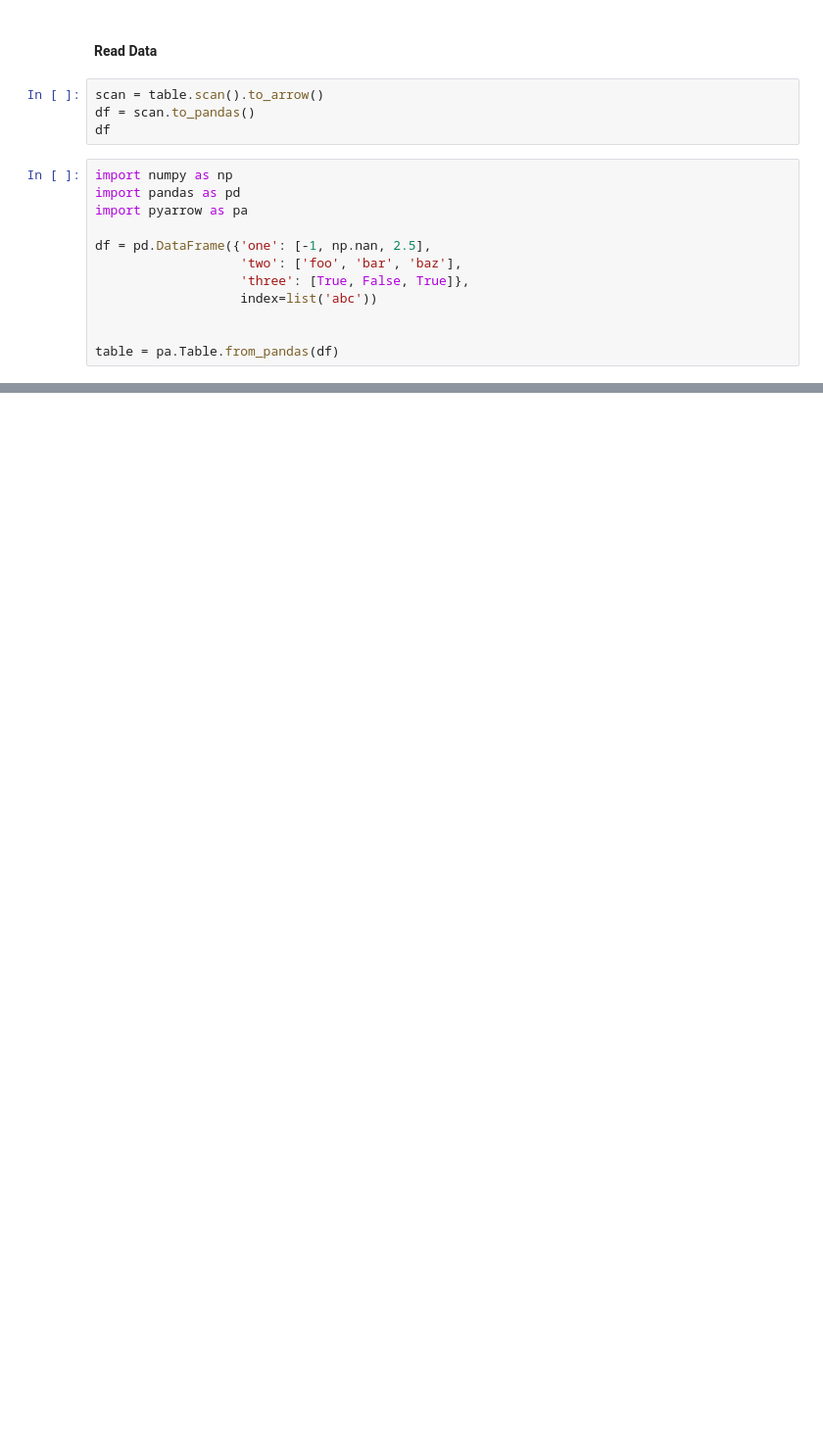
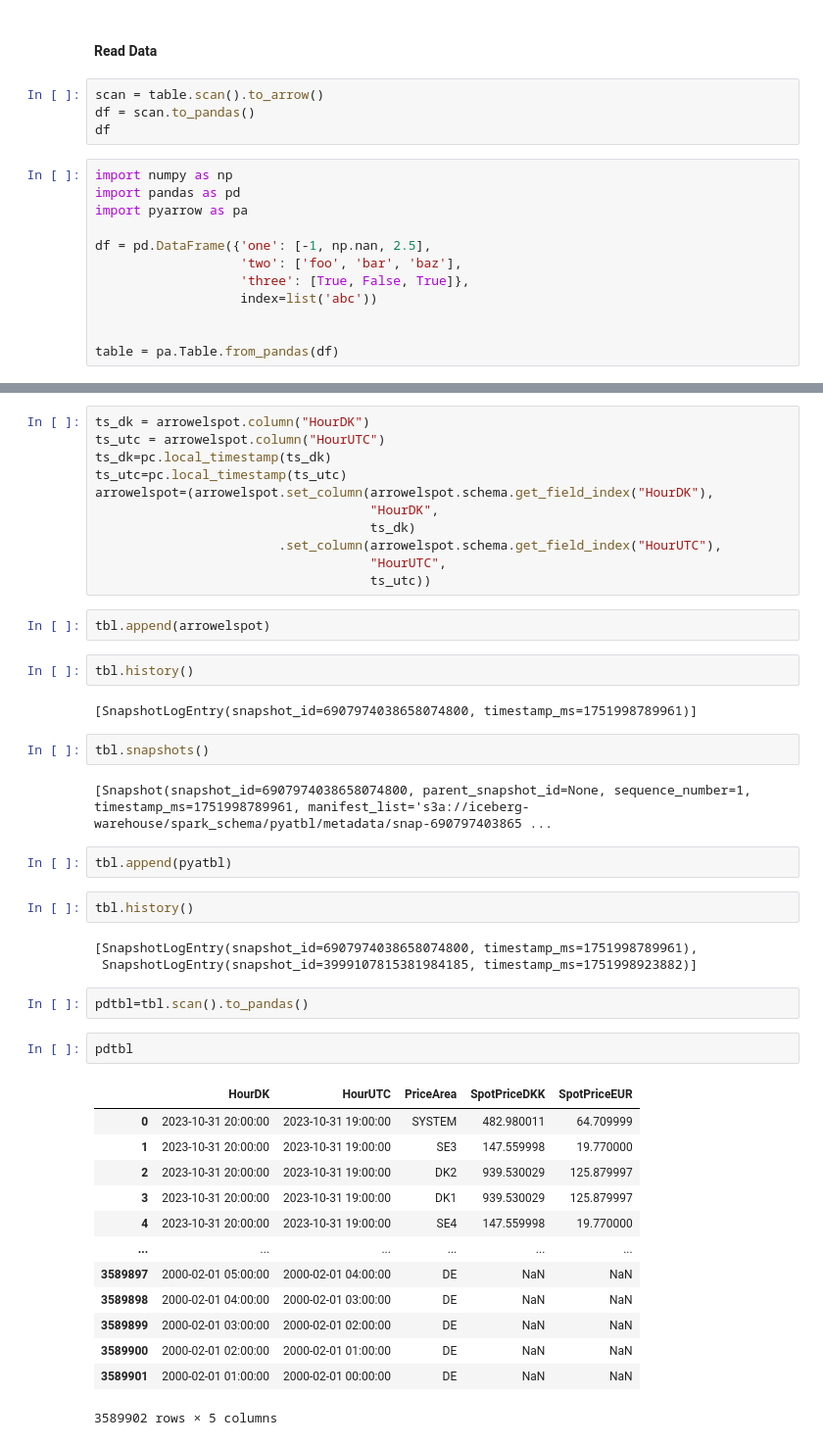
Before and after one commit to matejkratochvil/datalakehouse-iceberg-jdbc, a Jupyter notebook: notebooks/03-pyiceberg.ipynb, the cells around one changed output, grey strips where cells are left out. Shown: that part at 98% size. Cells and saved outputs as stored; diff of their text form; blank space fills up the shorter version.

```diff
--- a/notebooks/03-pyiceberg.ipynb
+++ b/notebooks/03-pyiceberg.ipynb
@@ -375,0 +693,46 @@ NoSuchNamespaceError: Empty namespace identifier
+# %%
+ts_dk = arrowelspot.column("HourDK")
+ts_utc = arrowelspot.column("HourUTC")
+ts_dk=pc.local_timestamp(ts_dk)
+ts_utc=pc.local_timestamp(ts_utc)
+arrowelspot=(arrowelspot.set_column(arrowelspot.schema.get_field_index("HourDK"),
+                                    "HourDK",
+                                    ts_dk)
+                        .set_column(arrowelspot.schema.get_field_index("HourUTC"),
+                                    "HourUTC",
+                                    ts_utc))
+# %%
+tbl.append(arrowelspot)
+# %%
+tbl.history()
+# %% [output]
+[SnapshotLogEntry(snapshot_id=6907974038658074800, timestamp_ms=1751998789961)]
+# %%
+tbl.snapshots()
+# %% [output]
+[Snapshot(snapshot_id=6907974038658074800, parent_snapshot_id=None, sequence_number=1, timestamp_ms=1751998789961, manifest_list='s3a://iceberg-warehouse/spark_schema/pyatbl/metadata/snap-690797403865 ...
+# %%
+tbl.append(pyatbl)
+# %%
+tbl.history()
+# %% [output]
+[SnapshotLogEntry(snapshot_id=6907974038658074800, timestamp_ms=1751998789961),
+ SnapshotLogEntry(snapshot_id=3999107815381984185, timestamp_ms=1751998923882)]
+# %%
+pdtbl=tbl.scan().to_pandas()
+# %%
+pdtbl
+# %% [output]
+|  | HourDK | HourUTC | PriceArea | SpotPriceDKK | SpotPriceEUR |
+| 0 | 2023-10-31 20:00:00 | 2023-10-31 19:00:00 | SYSTEM | 482.980011 | 64.709999 |
+| 1 | 2023-10-31 20:00:00 | 2023-10-31 19:00:00 | SE3 | 147.559998 | 19.770000 |
+| 2 | 2023-10-31 20:00:00 | 2023-10-31 19:00:00 | DK2 | 939.530029 | 125.879997 |
+| 3 | 2023-10-31 20:00:00 | 2023-10-31 19:00:00 | DK1 | 939.530029 | 125.879997 |
+| 4 | 2023-10-31 20:00:00 | 2023-10-31 19:00:00 | SE4 | 147.559998 | 19.770000 |
+| ... | ... | ... | ... | ... | ... |
+| 3589897 | 2000-02-01 05:00:00 | 2000-02-01 04:00:00 | DE | NaN | NaN |
+| 3589898 | 2000-02-01 04:00:00 | 2000-02-01 03:00:00 | DE | NaN | NaN |
+| 3589899 | 2000-02-01 03:00:00 | 2000-02-01 02:00:00 | DE | NaN | NaN |
+| 3589900 | 2000-02-01 02:00:00 | 2000-02-01 01:00:00 | DE | NaN | NaN |
+| 3589901 | 2000-02-01 01:00:00 | 2000-02-01 00:00:00 | DE | NaN | NaN |
+3589902 rows × 5 columns
```
Also changed, not shown: parts of 131 cells of this notebook, 18 other files.
